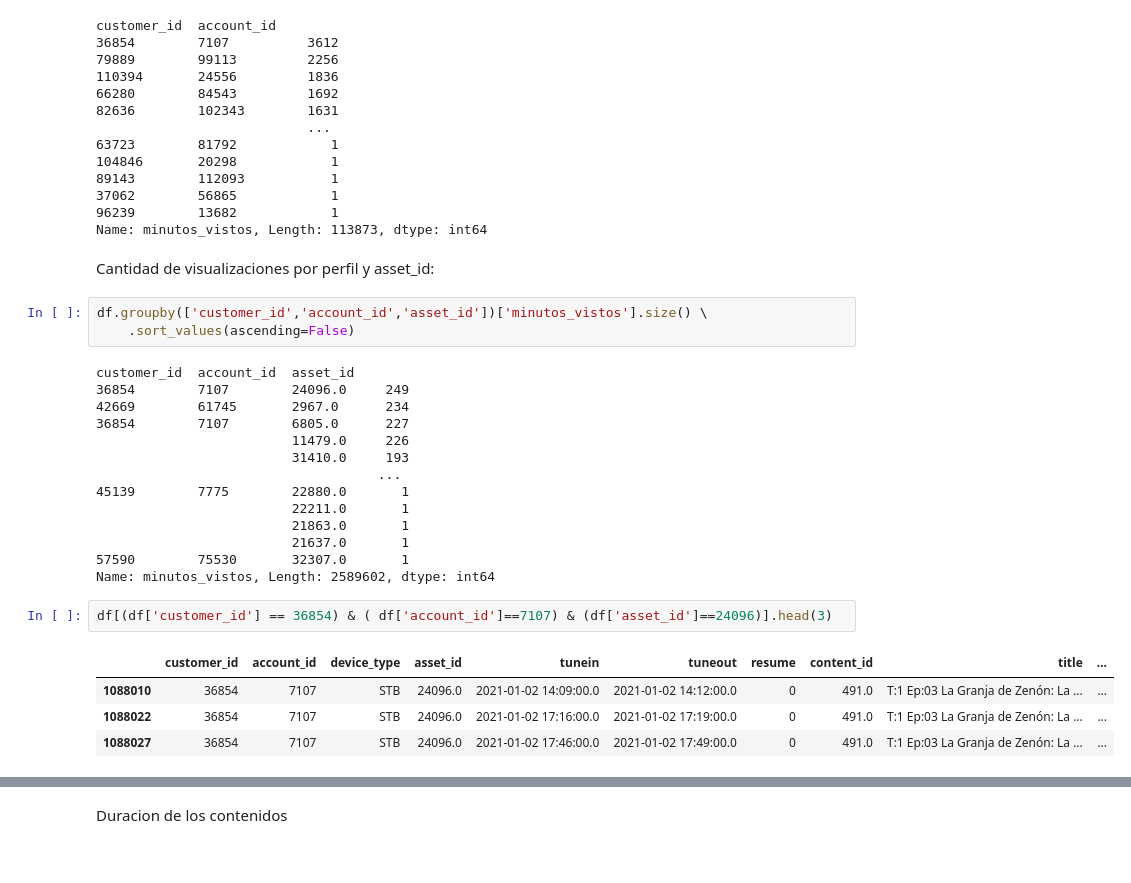
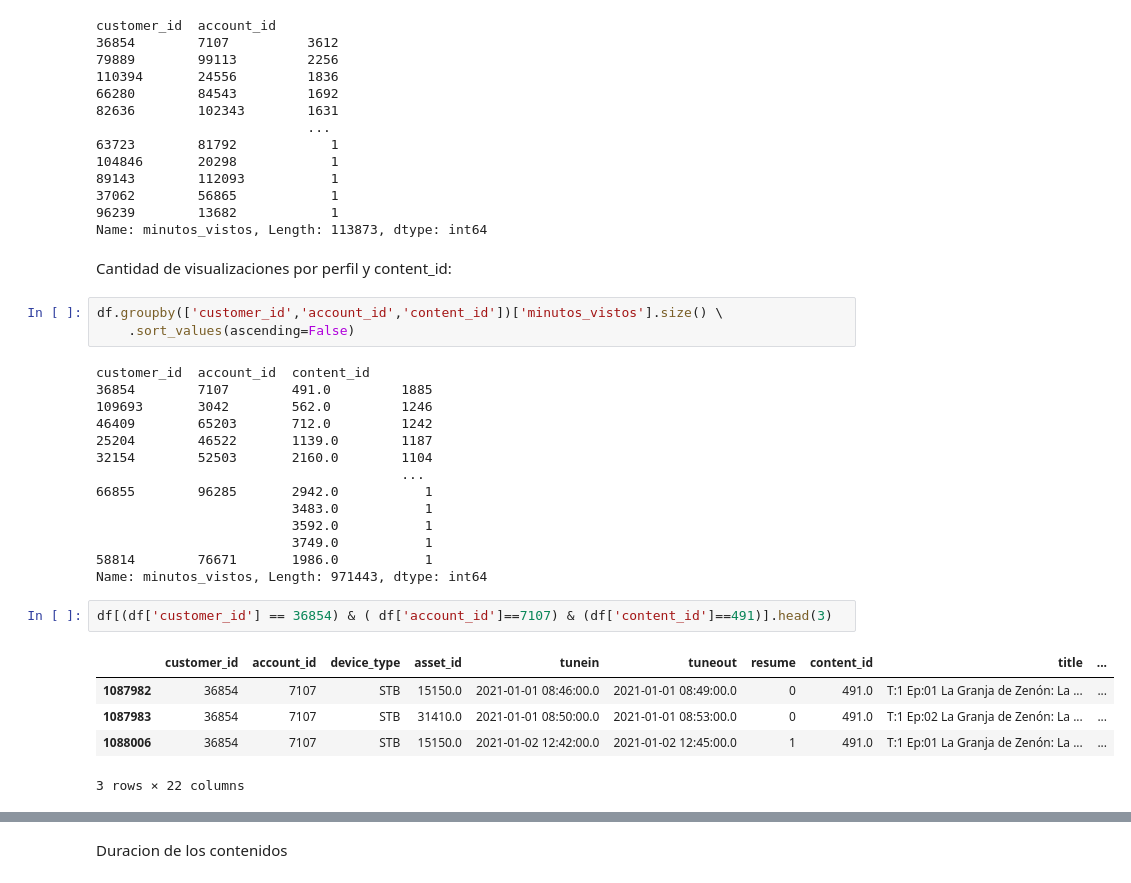
Before and after one commit to ivanjavierparra/Data-Science-Sprint-3, a Jupyter notebook: Entrega_3.ipynb, the cells around one changed output, grey strips where cells are left out. Cells and saved outputs as stored; diff of their text form.

```diff
--- a/Entrega_3.ipynb
+++ b/Entrega_3.ipynb
@@ -479,29 +481,30 @@ customer_id  account_id
 96239        13682            1
 Name: minutos_vistos, Length: 113873, dtype: int64
 # %% [markdown]
-Cantidad de visualizaciones por perfil y asset_id:
+Cantidad de visualizaciones por perfil y content_id:
 # %%
-df.groupby(['customer_id','account_id','asset_id'])['minutos_vistos'].size() \
+df.groupby(['customer_id','account_id','content_id'])['minutos_vistos'].size() \
     .sort_values(ascending=False)
 # %% [output]
-customer_id  account_id  asset_id
-36854        7107        24096.0     249
-42669        61745       2967.0      234
-36854        7107        6805.0      227
-                         11479.0     226
-                         31410.0     193
-                                    ...
-45139        7775        22880.0       1
-                         22211.0       1
-                         21863.0       1
-                         21637.0       1
-57590        75530       32307.0       1
-Name: minutos_vistos, Length: 2589602, dtype: int64
+customer_id  account_id  content_id
+36854        7107        491.0         1885
+109693       3042        562.0         1246
+46409        65203       712.0         1242
+25204        46522       1139.0        1187
+32154        52503       2160.0        1104
+                                       ...
+66855        96285       2942.0           1
+                         3483.0           1
+                         3592.0           1
+                         3749.0           1
+58814        76671       1986.0           1
+Name: minutos_vistos, Length: 971443, dtype: int64
 # %%
-df[(df['customer_id'] == 36854) & ( df['account_id']==7107) & (df['asset_id']==24096)].head(3)
+df[(df['customer_id'] == 36854) & ( df['account_id']==7107) & (df['content_id']==491)].head(3)
 # %% [output]
 |  | customer_id | account_id | device_type | asset_id | tunein | tuneout | resume | content_id | title | ... |
-| 1088010 | 36854 | 7107 | STB | 24096.0 | 2021-01-02 14:09:00.0 | 2021-01-02 14:12:00.0 | 0 | 491.0 | T:1 Ep:03 La Granja de Zenón: La ... | ... |
-| 1088022 | 36854 | 7107 | STB | 24096.0 | 2021-01-02 17:16:00.0 | 2021-01-02 17:19:00.0 | 0 | 491.0 | T:1 Ep:03 La Granja de Zenón: La ... | ... |
-| 1088027 | 36854 | 7107 | STB | 24096.0 | 2021-01-02 17:46:00.0 | 2021-01-02 17:49:00.0 | 0 | 491.0 | T:1 Ep:03 La Granja de Zenón: La ... | ... |
+| 1087982 | 36854 | 7107 | STB | 15150.0 | 2021-01-01 08:46:00.0 | 2021-01-01 08:49:00.0 | 0 | 491.0 | T:1 Ep:01 La Granja de Zenón: La ... | ... |
+| 1087983 | 36854 | 7107 | STB | 31410.0 | 2021-01-01 08:50:00.0 | 2021-01-01 08:53:00.0 | 0 | 491.0 | T:1 Ep:02 La Granja de Zenón: La ... | ... |
+| 1088006 | 36854 | 7107 | STB | 15150.0 | 2021-01-02 12:42:00.0 | 2021-01-02 12:45:00.0 | 1 | 491.0 | T:1 Ep:01 La Granja de Zenón: La ... | ... |
+3 rows × 22 columns
 # %%
```
Also changed, not shown: parts of 52 cells of this notebook.
